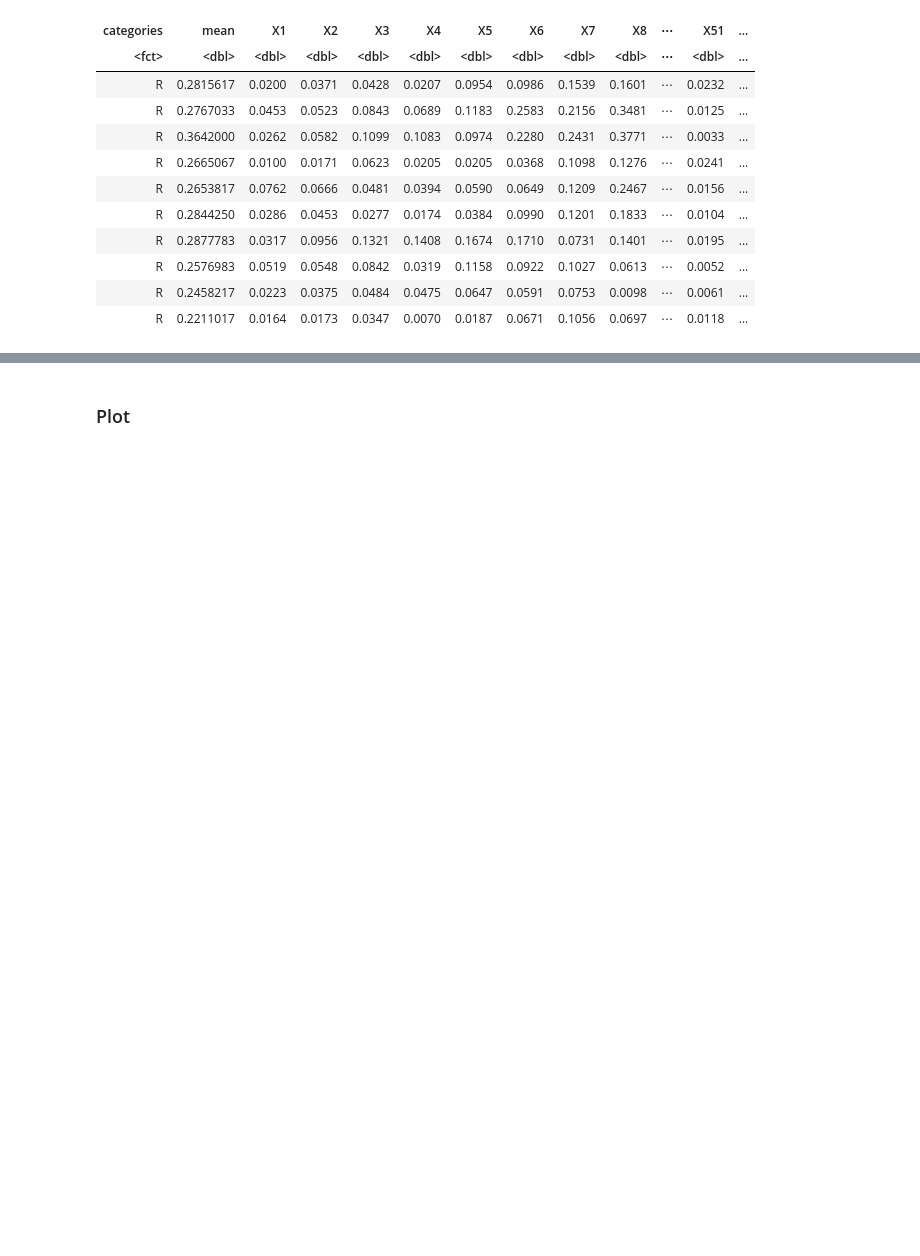
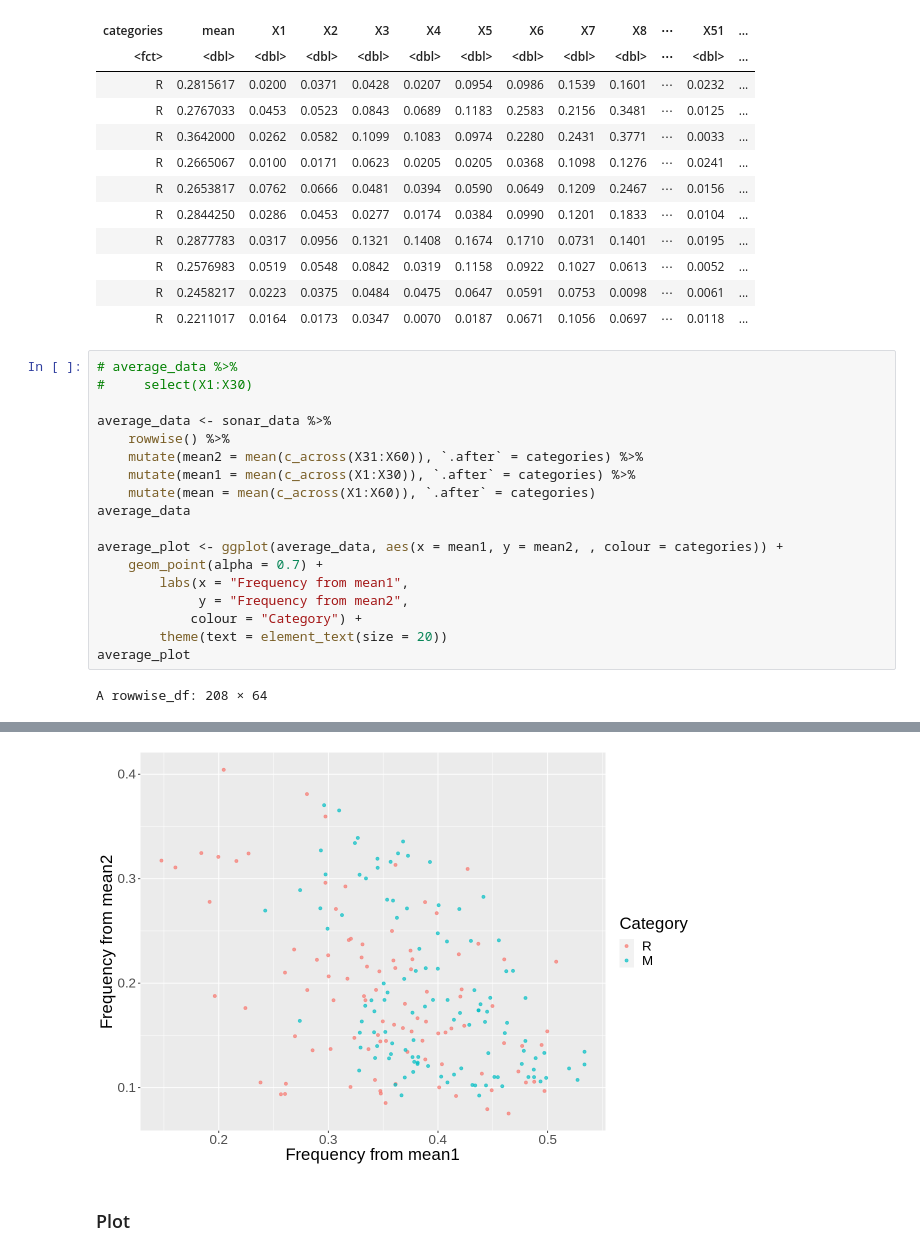
Before and after one commit to ryanarnouk/dsci-100-project, a Jupyter notebook: proposal.ipynb, the cells around one changed output, grey strips where cells are left out. Cells and saved outputs as stored; diff of their text form; blank space fills up the shorter version.

Commit message:
Add mean2 vs. mean1 plot

```diff
--- a/proposal.ipynb
+++ b/proposal.ipynb
@@ -130,3 +148,23 @@ A rowwise_df: 10 × 62
 | R | 0.2576983 | 0.0519 | 0.0548 | 0.0842 | 0.0319 | 0.1158 | 0.0922 | 0.1027 | 0.0613 | ⋯ | 0.0052 | ... |
 | R | 0.2458217 | 0.0223 | 0.0375 | 0.0484 | 0.0475 | 0.0647 | 0.0591 | 0.0753 | 0.0098 | ⋯ | 0.0061 | ... |
 | R | 0.2211017 | 0.0164 | 0.0173 | 0.0347 | 0.0070 | 0.0187 | 0.0671 | 0.1056 | 0.0697 | ⋯ | 0.0118 | ... |
+# %%
+# average_data %>%
+#     select(X1:X30)
+
+average_data <- sonar_data %>%
+    rowwise() %>%
+    mutate(mean2 = mean(c_across(X31:X60)), `.after` = categories) %>%
+    mutate(mean1 = mean(c_across(X1:X30)), `.after` = categories) %>%
+    mutate(mean = mean(c_across(X1:X60)), `.after` = categories)
+average_data
+
+average_plot <- ggplot(average_data, aes(x = mean1, y = mean2, , colour = categories)) +
+    geom_point(alpha = 0.7) +
+        labs(x = "Frequency from mean1",
+             y = "Frequency from mean2",
+            colour = "Category") +
+        theme(text = element_text(size = 20))
+average_plot
+# %% [output]
+A rowwise_df: 208 × 64
@@ -133,3 +189,4 @@ A rowwise_df: 10 × 62
+[figure, added]
 # %% [markdown]
 ### Plot
 # %% [markdown]
```
Also changed, not shown: parts of 2 cells of this notebook.
